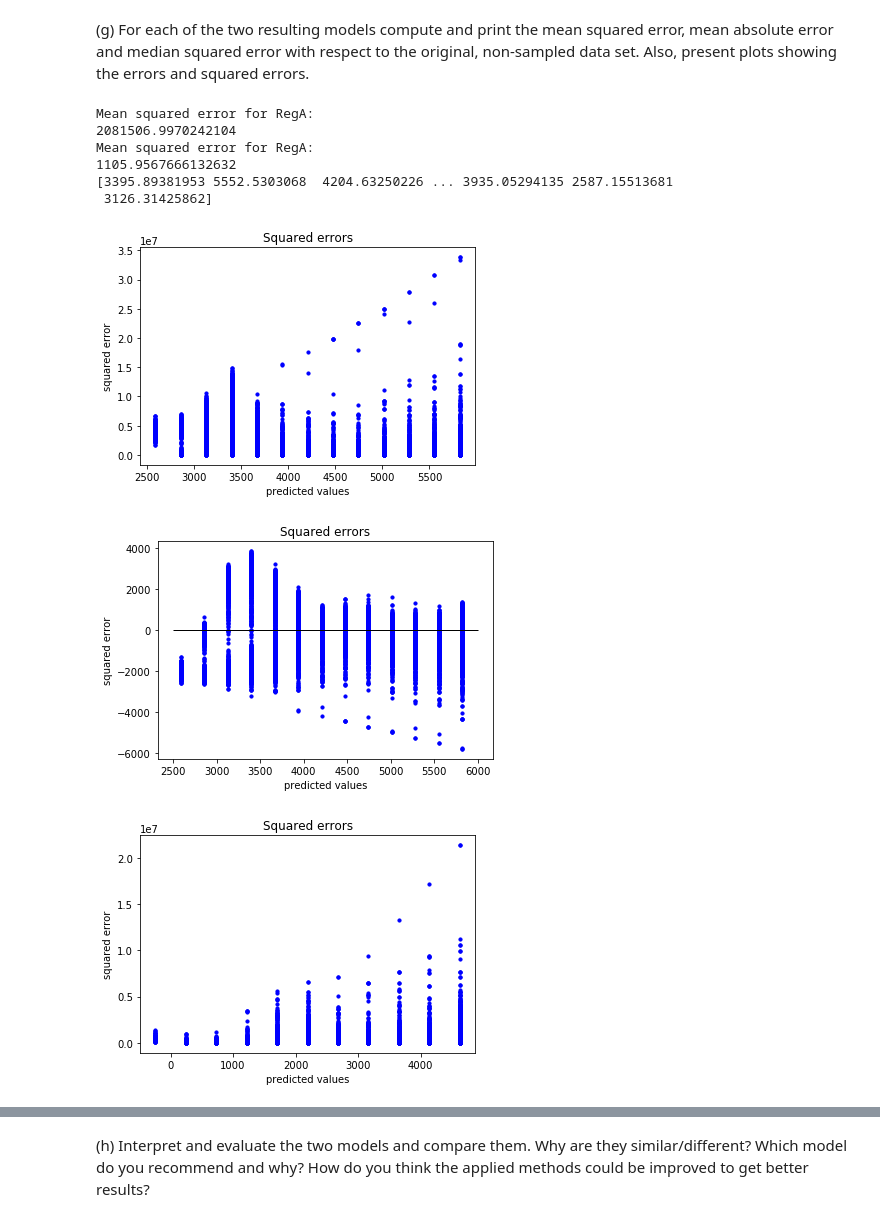
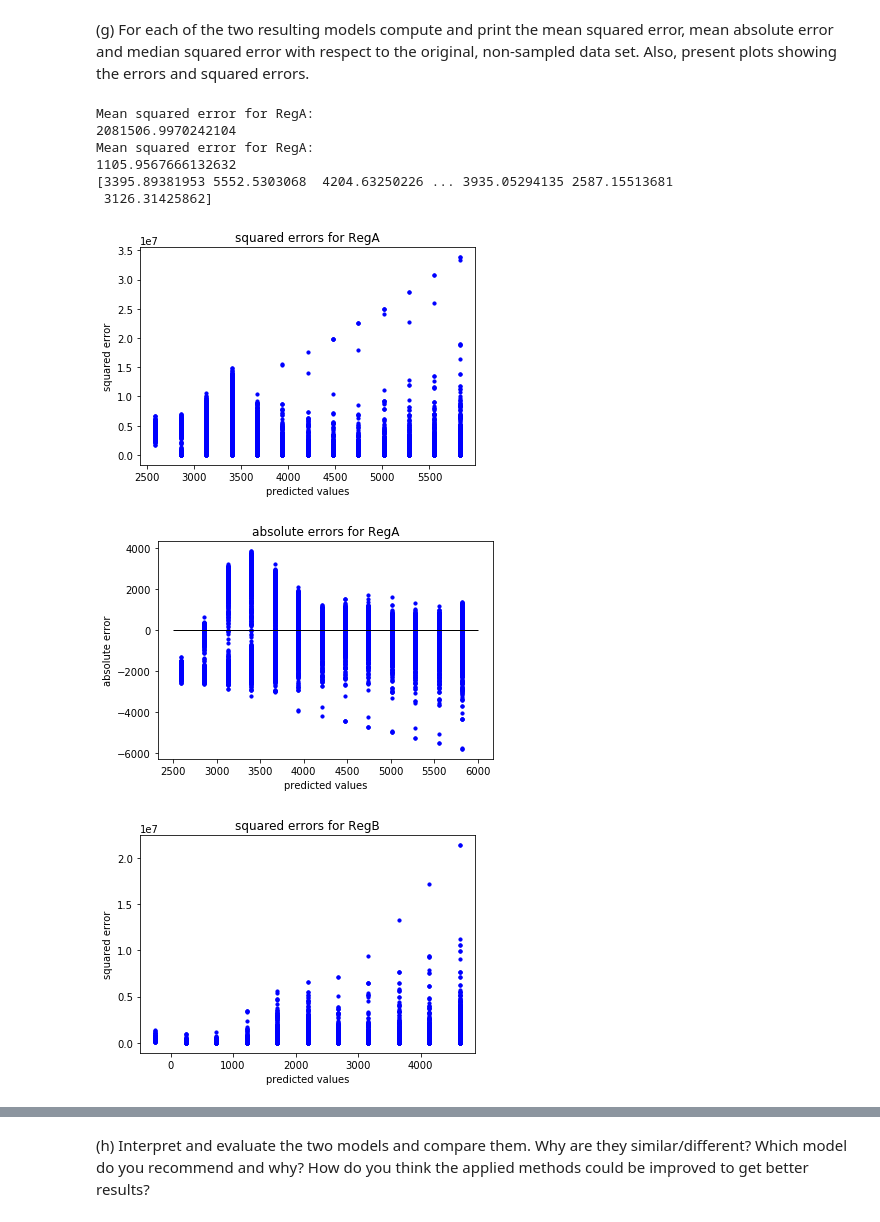
Before and after one commit to janhaa/data-science-ws1920, a Jupyter notebook: assignment1/IDS_Assignment_Part1.ipynb, the cells around one changed output, grey strips where cells are left out. Drawn from its saved outputs; the diff is of its cells as text; code cells hidden in the pictures.

```diff
--- a/assignment1/IDS_Assignment_Part1.ipynb
+++ b/assignment1/IDS_Assignment_Part1.ipynb
@@ -379,39 +356,39 @@ print("Mean squared error for RegA:")
 print(mean_absolute_error(RegA['population_density'], y_predA))
 
 print(y_predA.ravel())
 
 plt.scatter(y_predA.ravel(), (RegA['population_density'] - y_predA.ravel()) ** 2, color = "blue", s = 10,)
-plt.title("Squared errors")
+plt.title("squared errors for RegA")
 plt.xlabel('predicted values')
 plt.ylabel('squared error')
 plt.show()
 
 plt.scatter(y_predA.ravel(), (RegA['population_density'] - y_predA.ravel()), color = "blue", s = 10,)
 plt.hlines(y = 0, xmin = 2500, xmax = 6000, linewidth = 1)
-plt.title("Squared errors")
+plt.title("absolute errors for RegA")
 plt.xlabel('predicted values')
-plt.ylabel('squared error')
+plt.ylabel('absolute error')
 plt.show()
 
 plt.scatter(y_predB.ravel(), (RegB['population_density'] - y_predB.ravel()) ** 2, color = "blue", s = 10,)
-plt.title("Squared errors")
+plt.title("squared errors for RegB")
 plt.xlabel('predicted values')
 plt.ylabel('squared error')
 plt.show()
 
 plt.scatter(y_predB.ravel(), (RegB['population_density'] - y_predB.ravel()), color = "blue", s = 10,)
 plt.hlines(y = 0, xmin = 0, xmax = 5000, linewidth = 1)
-plt.title("Squared errors")
+plt.title("absolute errors for RegB")
 plt.xlabel('predicted values')
-plt.ylabel('squared error')
+plt.ylabel('absolute error')
 plt.show()
 # %% [output]
 Mean squared error for RegA:
 2081506.9970242104
 Mean squared error for RegA:
 1105.9567666132632
 [3395.89381953 5552.5303068  4204.63250226 ... 3935.05294135 2587.15513681
  3126.31425862]
-[figure, old version]
+[figure, new version]
-[figure, old version]
+[figure, new version]
-[figure, old version]
+[figure, new version]
```
Also changed, not shown: parts of 16 cells of this notebook, 4 other files.
